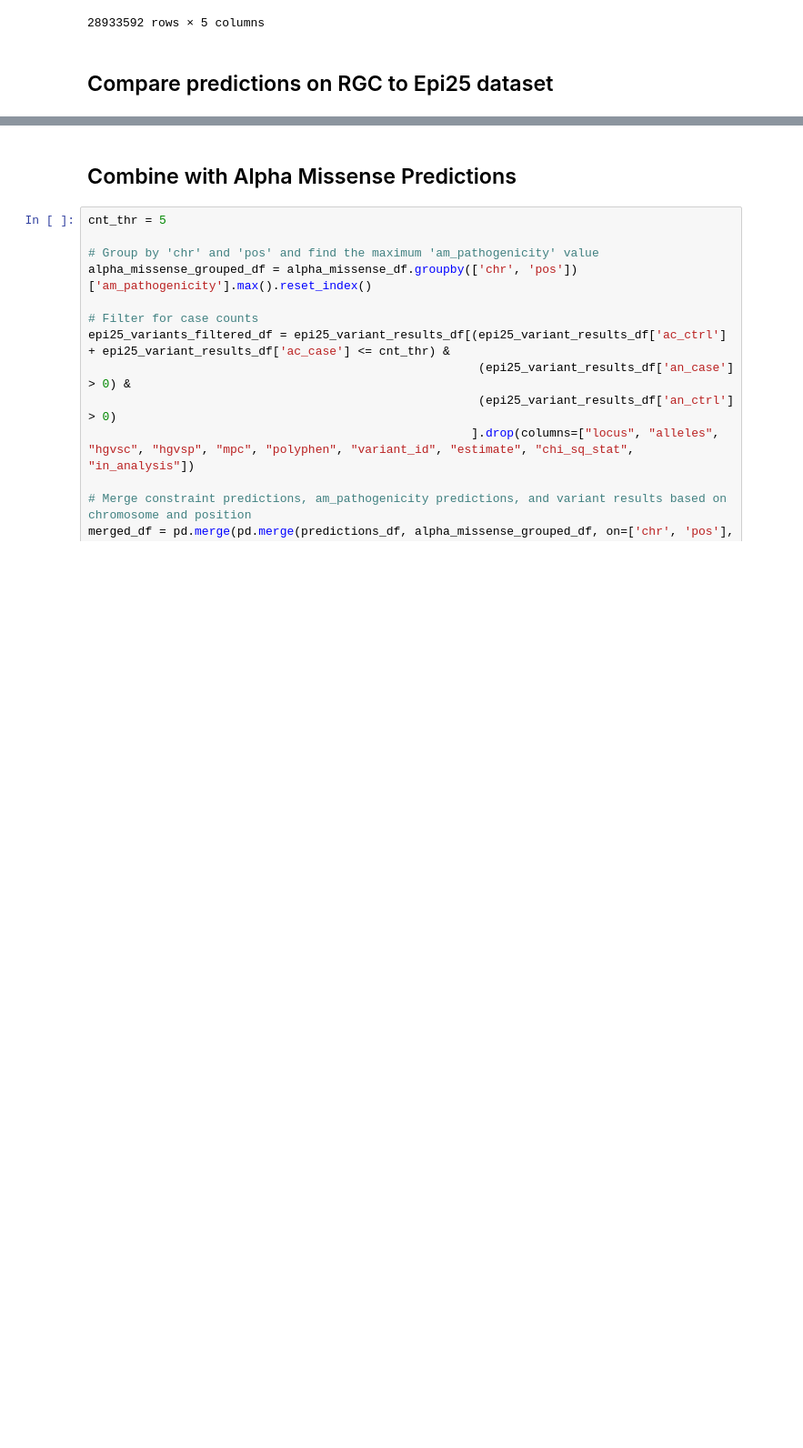
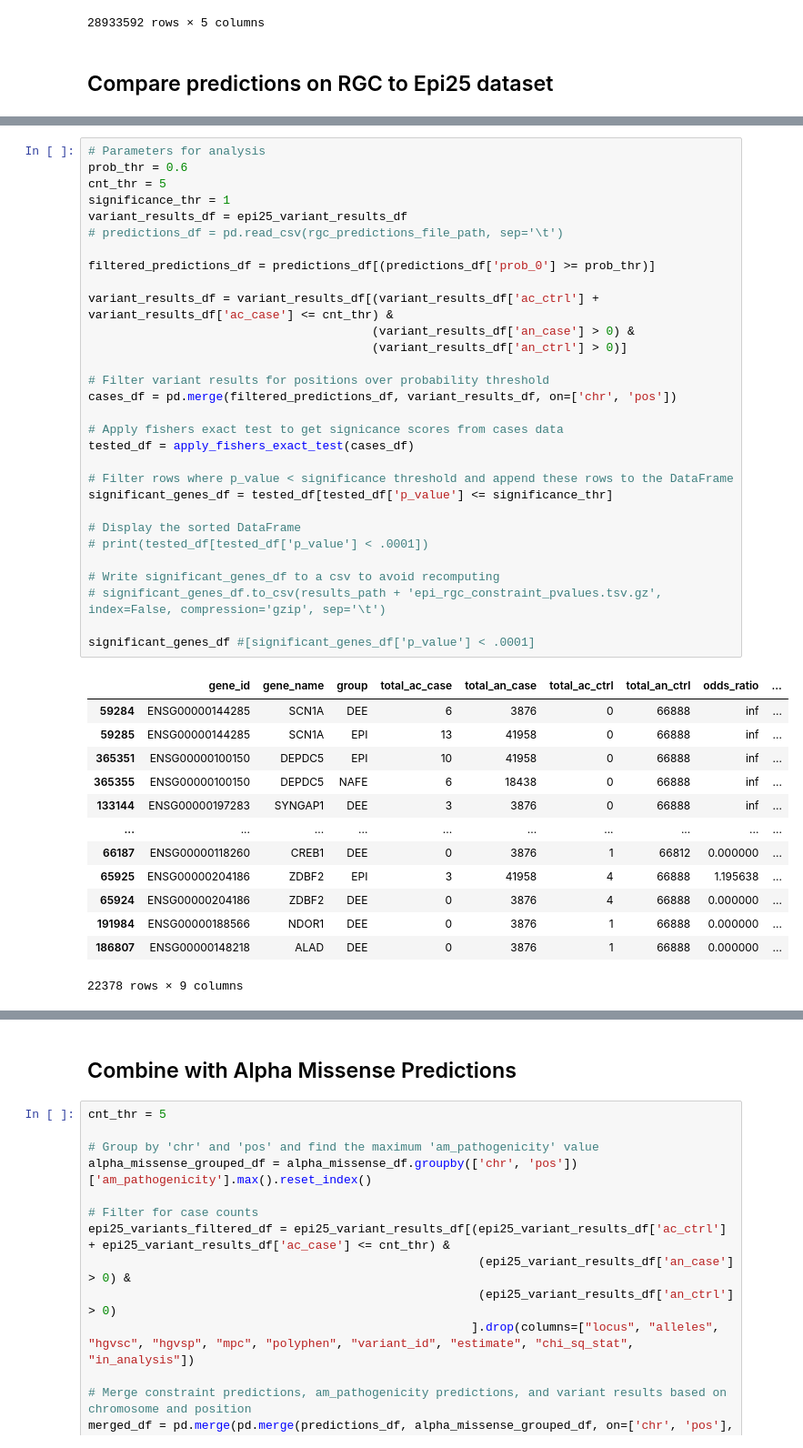
Before and after one commit to healthcare-medicine-ai/wgs-constraint-llm, a Jupyter notebook: Epilepsy Analysis.ipynb, the cells around one changed output, grey strips where cells are left out. Shown at 91% size. Drawn from its saved outputs; the diff is of its cells as text; blank space fills up the shorter version.

```diff
--- a/Epilepsy Analysis.ipynb
+++ b/Epilepsy Analysis.ipynb
@@ -502,3 +509,47 @@ PROCESSING CHROMOSOME 2
+# %%
+# Parameters for analysis
+prob_thr = 0.6
+cnt_thr = 5
+significance_thr = 1
+variant_results_df = epi25_variant_results_df
+# predictions_df = pd.read_csv(rgc_predictions_file_path, sep='\t')
+
+filtered_predictions_df = predictions_df[(predictions_df['prob_0'] >= prob_thr)]
+
+variant_results_df = variant_results_df[(variant_results_df['ac_ctrl'] + variant_results_df['ac_case'] <= cnt_thr) &
+                                        (variant_results_df['an_case'] > 0) &
+                                        (variant_results_df['an_ctrl'] > 0)]
+
+# Filter variant results for positions over probability threshold
+cases_df = pd.merge(filtered_predictions_df, variant_results_df, on=['chr', 'pos'])
+
+# Apply fishers exact test to get signicance scores from cases data
+tested_df = apply_fishers_exact_test(cases_df)
+
+# Filter rows where p_value < significance threshold and append these rows to the DataFrame
+significant_genes_df = tested_df[tested_df['p_value'] <= significance_thr]
+
+# Display the sorted DataFrame
+# print(tested_df[tested_df['p_value'] < .0001])
+
+# Write significant_genes_df to a csv to avoid recomputing
+# significant_genes_df.to_csv(results_path + 'epi_rgc_constraint_pvalues.tsv.gz', index=False, compression='gzip', sep='\t')
+
+significant_genes_df #[significant_genes_df['p_value'] < .0001]
+# %% [output]
+|  | gene_id | gene_name | group | total_ac_case | total_an_case | total_ac_ctrl | total_an_ctrl | odds_ratio | ... |
+| 59284 | ENSG00000144285 | SCN1A | DEE | 6 | 3876 | 0 | 66888 | inf | ... |
+| 59285 | ENSG00000144285 | SCN1A | EPI | 13 | 41958 | 0 | 66888 | inf | ... |
+| 365351 | ENSG00000100150 | DEPDC5 | EPI | 10 | 41958 | 0 | 66888 | inf | ... |
+| 365355 | ENSG00000100150 | DEPDC5 | NAFE | 6 | 18438 | 0 | 66888 | inf | ... |
+| 133144 | ENSG00000197283 | SYNGAP1 | DEE | 3 | 3876 | 0 | 66888 | inf | ... |
+| ... | ... | ... | ... | ... | ... | ... | ... | ... | ... |
+| 66187 | ENSG00000118260 | CREB1 | DEE | 0 | 3876 | 1 | 66812 | 0.000000 | ... |
+| 65925 | ENSG00000204186 | ZDBF2 | EPI | 3 | 41958 | 4 | 66888 | 1.195638 | ... |
+| 65924 | ENSG00000204186 | ZDBF2 | DEE | 0 | 3876 | 4 | 66888 | 0.000000 | ... |
+| 191984 | ENSG00000188566 | NDOR1 | DEE | 0 | 3876 | 1 | 66888 | 0.000000 | ... |
+| 186807 | ENSG00000148218 | ALAD | DEE | 0 | 3876 | 1 | 66888 | 0.000000 | ... |
+22378 rows × 9 columns
 # %%
 plot_group_QQ(significant_genes_df)
 # %% [output]
```
Also changed, not shown: parts of 5 cells of this notebook.
